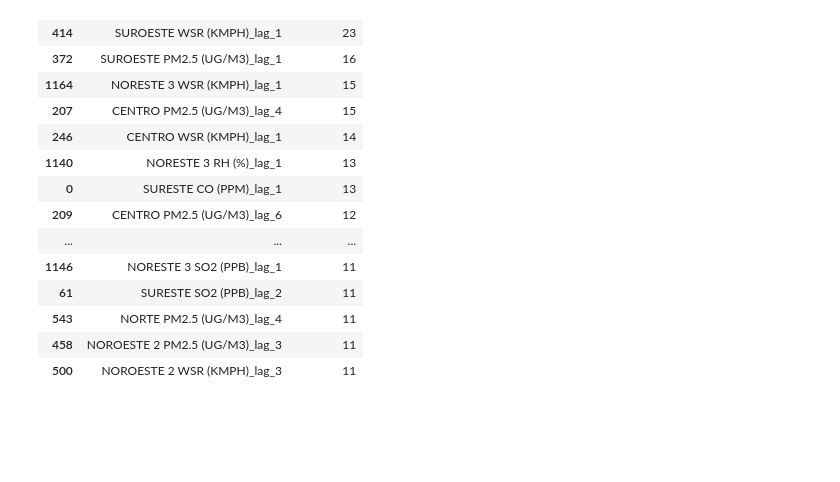
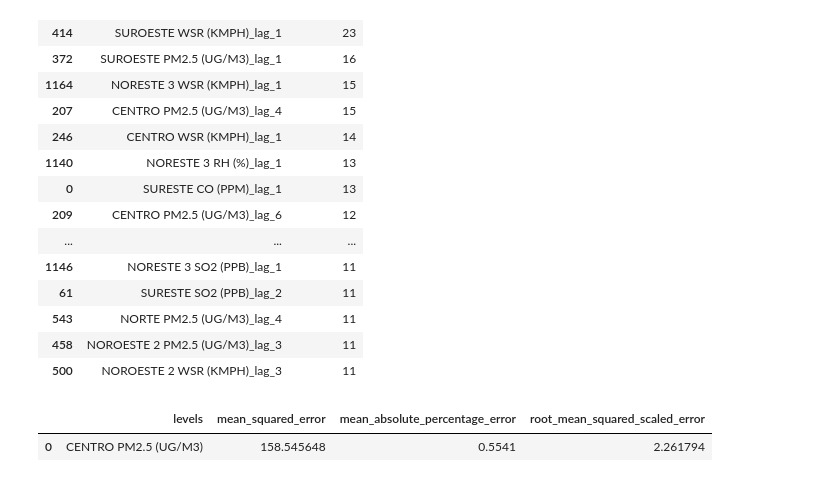
Before and after one commit to JesusRam04/PM2.5-FORECASTING, a Jupyter notebook: NoTuning.ipynb, the cells around one changed output. Cells and saved outputs as stored; diff of their text form; code cells hidden in the pictures; blank space fills up the shorter version.

```diff
--- a/NoTuning.ipynb
+++ b/NoTuning.ipynb
@@ -308,3 +308,8 @@ metric, predictions = backtesting_forecaster_multiseries(
                           cv         = cv,
                           metric     = ['mean_squared_error',"mean_absolute_percentage_error","root_mean_squared_scaled_error"]
                       )
+# %%
+metric
+# %% [output]
+|  | levels | mean_squared_error | mean_absolute_percentage_error | root_mean_squared_scaled_error |
+| 0 | CENTRO PM2.5 (UG/M3) | 158.545648 | 0.5541 | 2.261794 |
```
Also changed, not shown: 2 other files.
